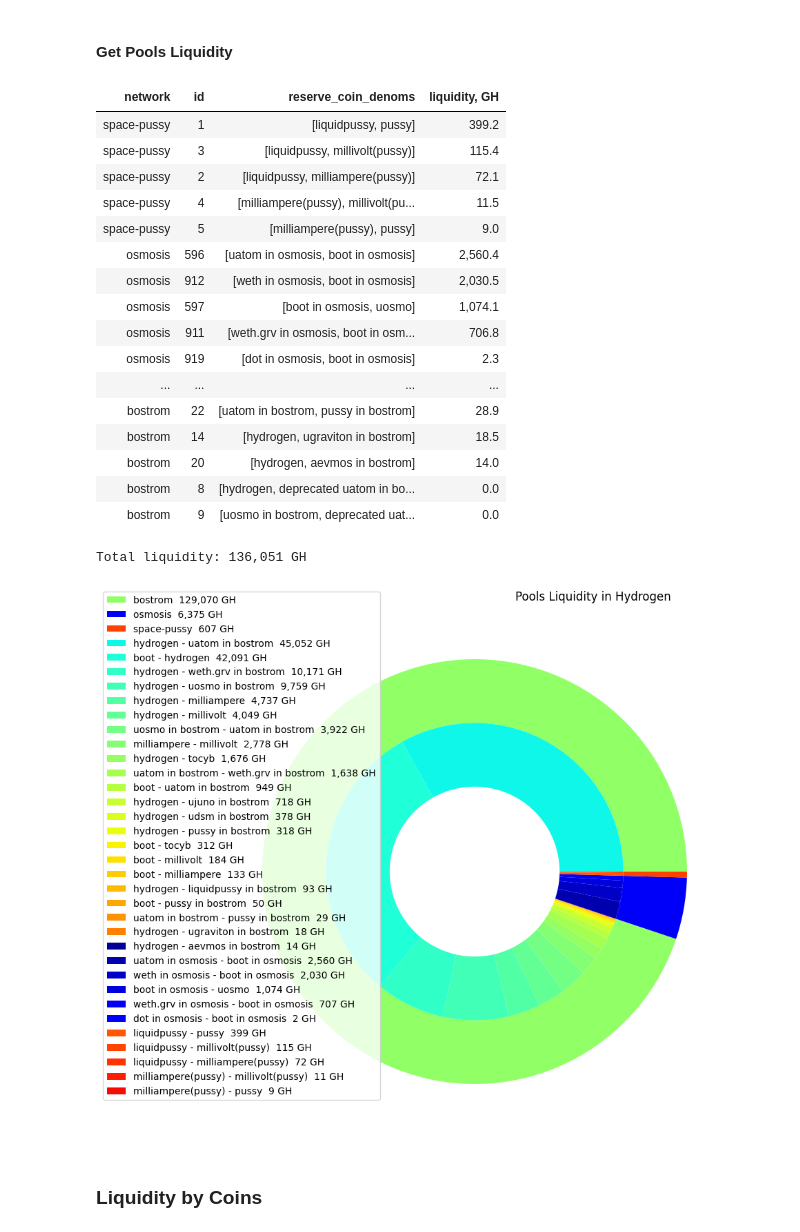
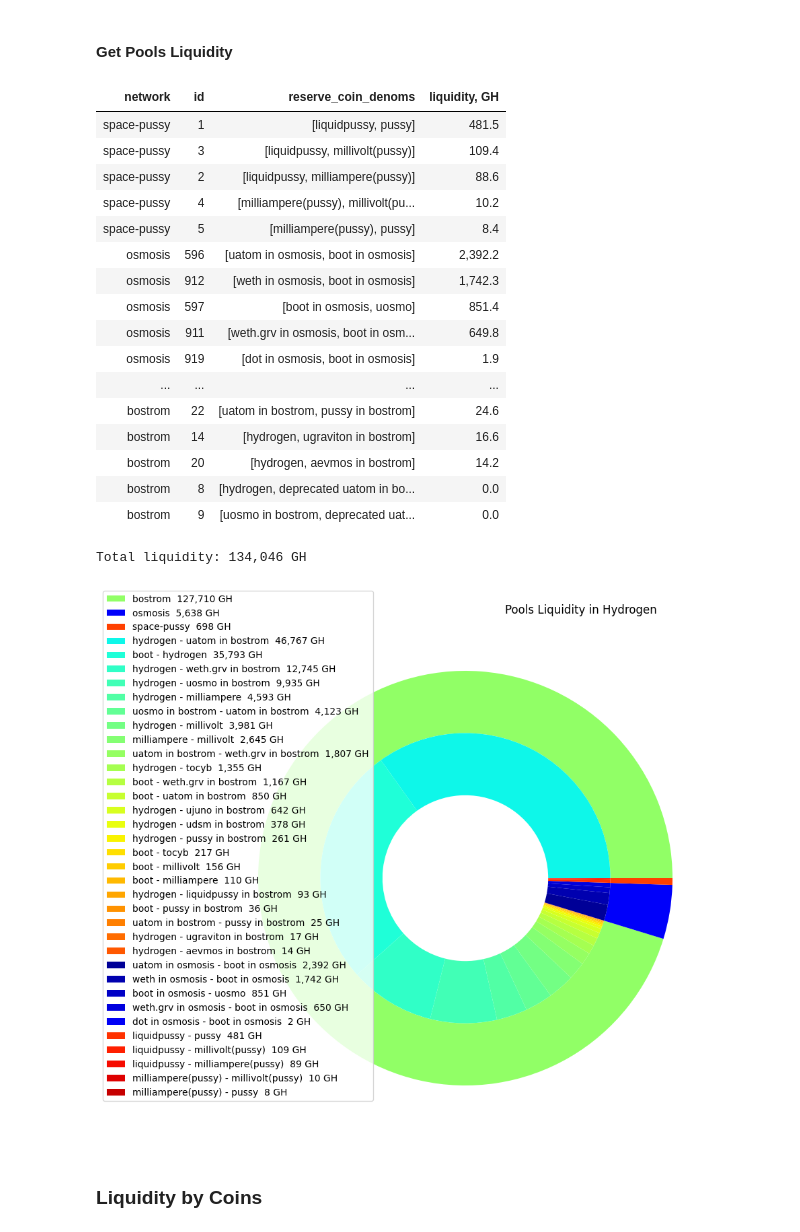
Before and after one commit to Snedashkovsky/cyber-arbitrage, a Jupyter notebook: pools_liquidity_in_gh.ipynb, the cells around one changed output. Cells and saved outputs as stored; diff of their text form; code cells hidden in the pictures.

Commit message:
- recalculate Pool Liquidity and Revenue Model - add new bostrom related osmosis pool in config

```diff
--- a/pools_liquidity_in_gh.ipynb
+++ b/pools_liquidity_in_gh.ipynb
@@ -123,49 +123,49 @@ cout = cm(np.array([10, 2, 16]))
 
 
 pools_df['denoms'] = pools_df.reserve_coin_denoms.map(lambda x: f'{x[0]} - {x[1]}')
 outer = pools_df.groupby('network')['liquidity, GH'].sum().sort_index(
         axis=0, level=[0], ascending=[True], inplace=False)
 inner = pools_df[pools_df['liquidity, GH'] > 1].groupby(
     ['network', 'denoms'])['liquidity, GH'].sum().sort_values(ascending=False).sort_index(
         axis=0, level=[0], ascending=[True], inplace=False)
 inner_labels = ['{1}  {2:>,.0f} GH'.format(i[0], i[1], j) for i, j in zip(inner.index, inner)]
 outer_labels = ['{0}  {1:>,.0f} GH'.format(i, j) for i, j in zip(outer.index, outer)]
 ax.pie(outer.values.flatten(), radius=1,
        labeldistance=0.73,
        wedgeprops=dict(width=size), colors=cout)
-cin = cm2(np.array(list(range(18, 39)) + list(range(1, 7)) + list(range(40, 47))))
+cin = cm2(np.array(list(range(18, 41)) + list(range(1, 6)) + list(range(42, 49))))
 ax.pie(inner.values.flatten(),
        radius=1-size,
        wedgeprops=dict(width=size),
        labeldistance=0.5, colors=cin)
 
 ax.set_title('Pools Liquidity in Hydrogen'+' '*19, loc='right')
 
 plt.legend(outer_labels + inner_labels, loc=(-0.2, 0.07))
 handles, labels = ax.get_legend_handles_labels()
 plt.show()
 
 pools_df.to_csv('data/pools_liquidity.csv')
 # %% [output]
 | network | id | reserve_coin_denoms | liquidity, GH |
-| space-pussy | 1 | [liquidpussy, pussy] | 399.2 |
-| space-pussy | 3 | [liquidpussy, millivolt(pussy)] | 115.4 |
-| space-pussy | 2 | [liquidpussy, milliampere(pussy)] | 72.1 |
-| space-pussy | 4 | [milliampere(pussy), millivolt(pu... | 11.5 |
-| space-pussy | 5 | [milliampere(pussy), pussy] | 9.0 |
-| osmosis | 596 | [uatom in osmosis, boot in osmosis] | 2,560.4 |
-| osmosis | 912 | [weth in osmosis, boot in osmosis] | 2,030.5 |
-| osmosis | 597 | [boot in osmosis, uosmo] | 1,074.1 |
-| osmosis | 911 | [weth.grv in osmosis, boot in osm... | 706.8 |
-| osmosis | 919 | [dot in osmosis, boot in osmosis] | 2.3 |
+| space-pussy | 1 | [liquidpussy, pussy] | 481.5 |
+| space-pussy | 3 | [liquidpussy, millivolt(pussy)] | 109.4 |
+| space-pussy | 2 | [liquidpussy, milliampere(pussy)] | 88.6 |
+| space-pussy | 4 | [milliampere(pussy), millivolt(pu... | 10.2 |
+| space-pussy | 5 | [milliampere(pussy), pussy] | 8.4 |
+| osmosis | 596 | [uatom in osmosis, boot in osmosis] | 2,392.2 |
+| osmosis | 912 | [weth in osmosis, boot in osmosis] | 1,742.3 |
+| osmosis | 597 | [boot in osmosis, uosmo] | 851.4 |
+| osmosis | 911 | [weth.grv in osmosis, boot in osm... | 649.8 |
+| osmosis | 919 | [dot in osmosis, boot in osmosis] | 1.9 |
 | ... | ... | ... | ... |
-| bostrom | 22 | [uatom in bostrom, pussy in bostrom] | 28.9 |
-| bostrom | 14 | [hydrogen, ugraviton in bostrom] | 18.5 |
-| bostrom | 20 | [hydrogen, aevmos in bostrom] | 14.0 |
+| bostrom | 22 | [uatom in bostrom, pussy in bostrom] | 24.6 |
+| bostrom | 14 | [hydrogen, ugraviton in bostrom] | 16.6 |
+| bostrom | 20 | [hydrogen, aevmos in bostrom] | 14.2 |
 | bostrom | 8 | [hydrogen, deprecated uatom in bo... | 0.0 |
 | bostrom | 9 | [uosmo in bostrom, deprecated uat... | 0.0 |
-Total liquidity: 136,051 GH
+Total liquidity: 134,046 GH
-[figure, old version]
+[figure, new version]
 # %% [markdown]
 ### Liquidity by Coins
 # %%
```
Also changed, not shown: parts of 4 cells of this notebook, 2 other files.
